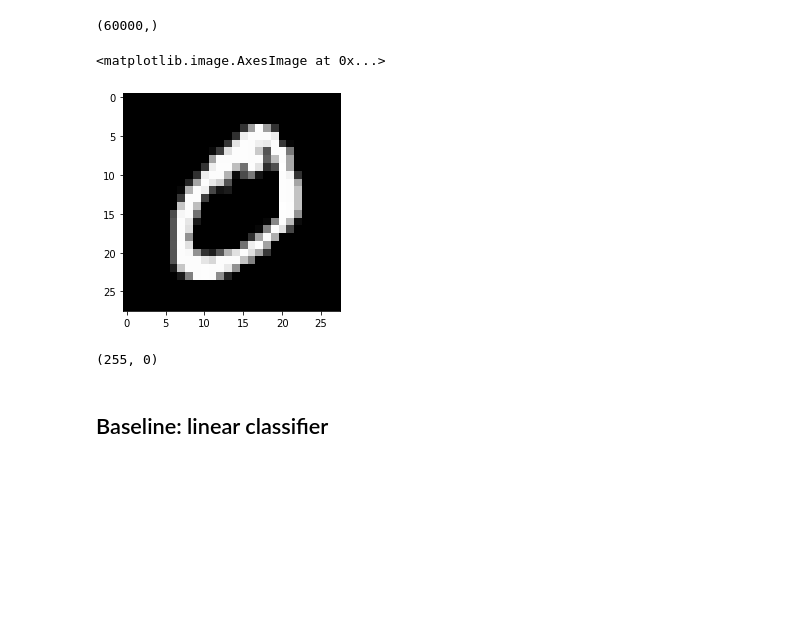
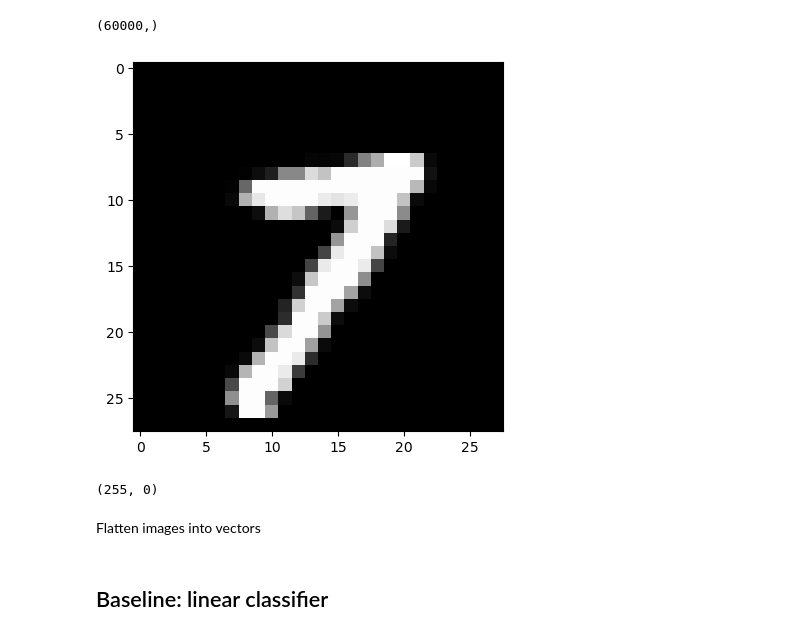
Before and after one commit to rug-minds/teaching, a Jupyter notebook: ProgTut/mnist_keras_pytorch.ipynb, the cells around one changed output. Drawn from its saved outputs; the diff is of its cells as text; code cells hidden in the pictures; blank space fills up the shorter version.

```diff
--- a/ProgTut/mnist_keras_pytorch.ipynb
+++ b/ProgTut/mnist_keras_pytorch.ipynb
@@ -18,10 +18,9 @@ y_train.shape
 # %% [output]
 (60000,)
 # %%
-plt.imshow(x_train[1], cmap='gray')
+plt.imshow(x_train[40000], cmap='gray');
 # %% [output]
-<matplotlib.image.AxesImage at 0x...>
-[figure, old version]
+[figure, new version]
 # %%
 x_train.max(), x_train.min()
 # %% [output]
@@ -29,6 +28,8 @@ x_train.max(), x_train.min()
 # %%
 x_train = x_train / 255.
 x_test = x_test / 255.
+# %% [markdown]
+Flatten images into vectors
 # %%
 x_trainf = x_train.reshape(-1, 28*28)
 x_testf = x_test.reshape(-1, 28*28)
```
Also changed, not shown: parts of 16 cells of this notebook, 1 other file.
